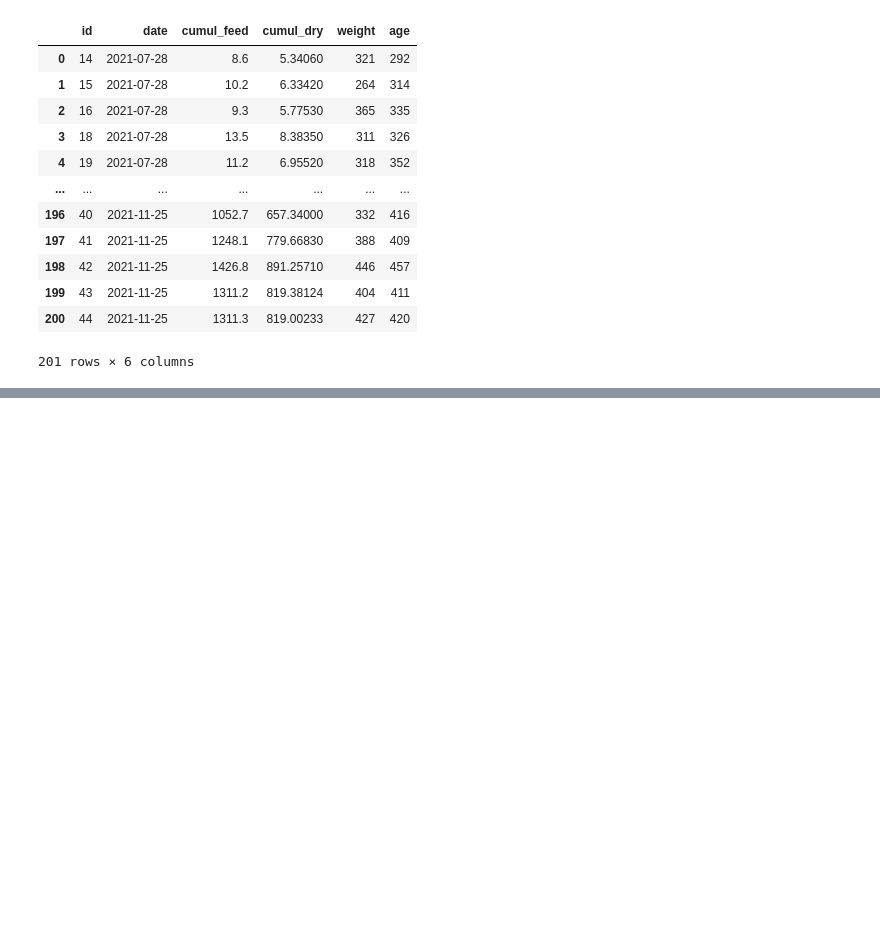
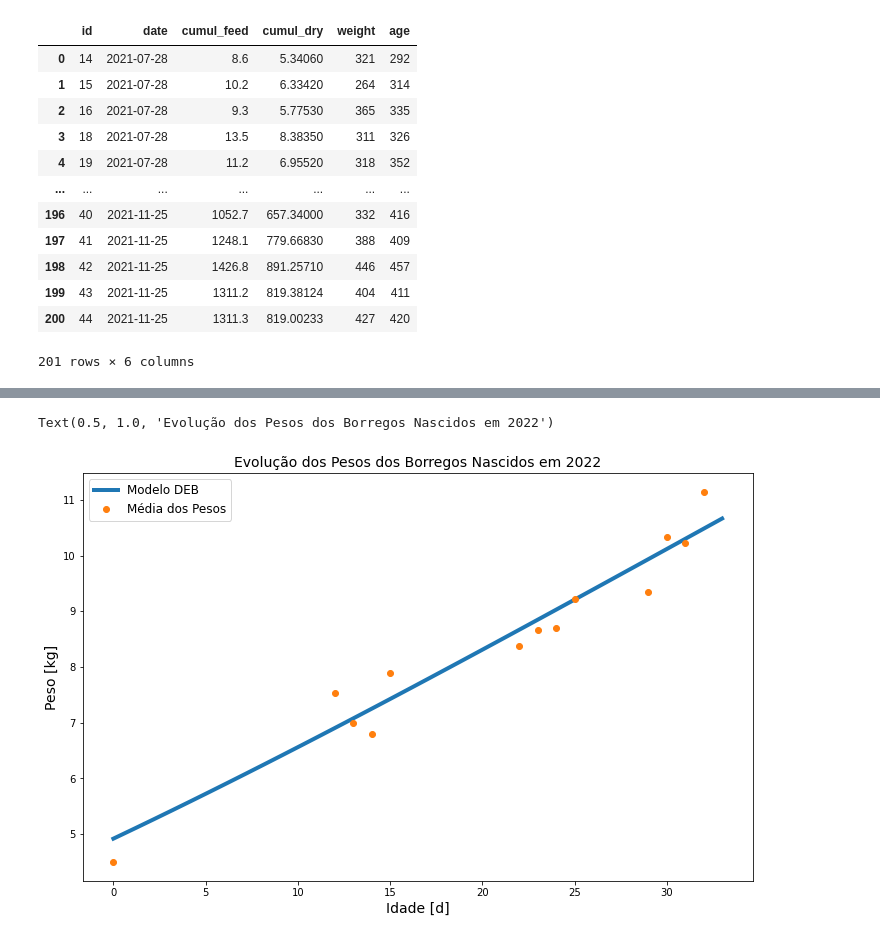
Before and after one commit to diogo-f-oliveira/DEB-Python, a Jupyter notebook: DEB Efficiency Metrics.ipynb, the cells around one changed output, grey strips where cells are left out. Cells and saved outputs as stored; diff of their text form; code cells hidden in the pictures; blank space fills up the shorter version.

```diff
--- a/DEB Efficiency Metrics.ipynb
+++ b/DEB Efficiency Metrics.ipynb
@@ -257,3 +258,8 @@ ax.set_ylabel("Total Feed Intake [g]", fontsize=16)
 ax.set_title("Total Feed Intake vs Length", fontsize=16)
 ax.legend()
 fig.savefig("Figures/tfi_weight")
+# %%
+mammal = pet.Ruminant(**pet.animals['ovis_aries_lacaune'])
+mammal._p_Am = 32* 57.54/.955
+model = models.RUM(mammal)
+sol = model.simulate(food_function=0.7, t_span=(0, 33), step_size='auto', initial_state='birth')
@@ -259,0 +270,4 @@ fig.savefig("Figures/tfi_weight")
+# %%
+df = pd.read_csv("../Data/Sheep 4.0/lamb_weights_2022.csv")
+df['dob'] = df['dob'].astype(str)
+df.head()
@@ -259,0 +285,19 @@ fig.savefig("Figures/tfi_weight")
+# %%
+dates = ['2022-02-18', '2022-02-28', '2022-03-07']
+weights_dict = {'id': [], 'age':[], 'weight': []}
+for i in df.index.values:
+    lamb_dob = dt.fromisoformat(df.loc[i,'dob'])
+    lamb_id = df.loc[i,'id']
+    weights_dict['id'].append(lamb_id)
+    weights_dict['weight'].append(df.loc[i,'wb'])
+    weights_dict['age'].append(0)
+    for d in dates:
+        d_dt = dt.fromisoformat(d)
+        lamb_weight = df.loc[i,d]
+        if lamb_weight == 0 or np.isnan(lamb_weight):
+            continue
+        weights_dict['id'].append(lamb_id)
+        weights_dict['weight'].append(lamb_weight)
+        weights_dict['age'].append((d_dt-lamb_dob).days)
+lamb = pd.DataFrame(weights_dict)
+lamb.head()
@@ -259,0 +311,3 @@ fig.savefig("Figures/tfi_weight")
+# %%
+avg_w = lamb.groupby(by='age').mean().weight
+avg_w
@@ -259,0 +330,12 @@ fig.savefig("Figures/tfi_weight")
+# %%
+fig, ax = plt.subplots(figsize=(12,7.5))
+ax.plot(sol.t, sol.wet_weight / 1000, label='Modelo DEB', linewidth=4)
+ax.set_ylabel("Peso [kg]",fontsize=14)
+ax.set_xlabel("Idade [d]",fontsize=14)
+
+ax.plot(avg_w, 'o', label='Média dos Pesos')
+ax.legend(fontsize=12)
+ax.set_title("Evolução dos Pesos dos Borregos Nascidos em 2022", fontsize=14)
+# %% [output]
+Text(0.5, 1.0, 'Evolução dos Pesos dos Borregos Nascidos em 2022')
+[figure, added]
```
Also changed, not shown: parts of 6 cells of this notebook, 10 other files.
